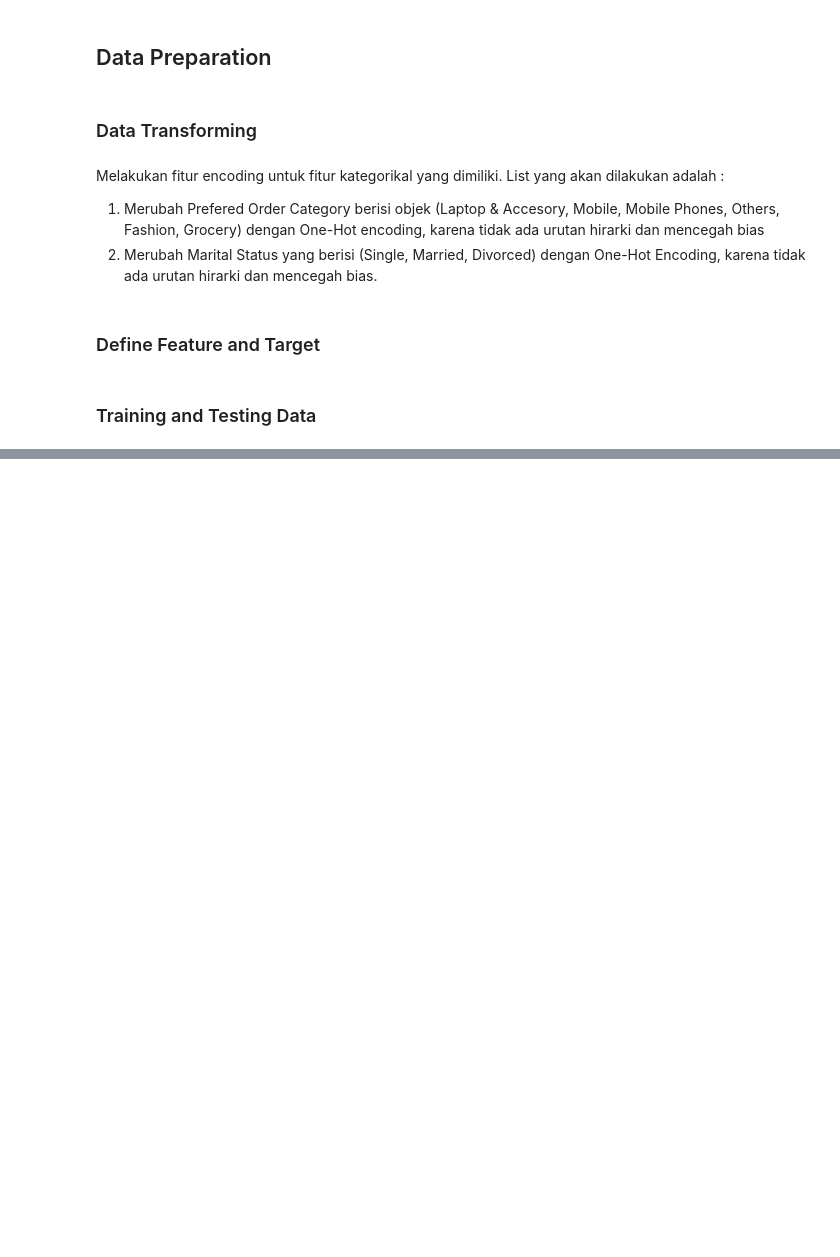
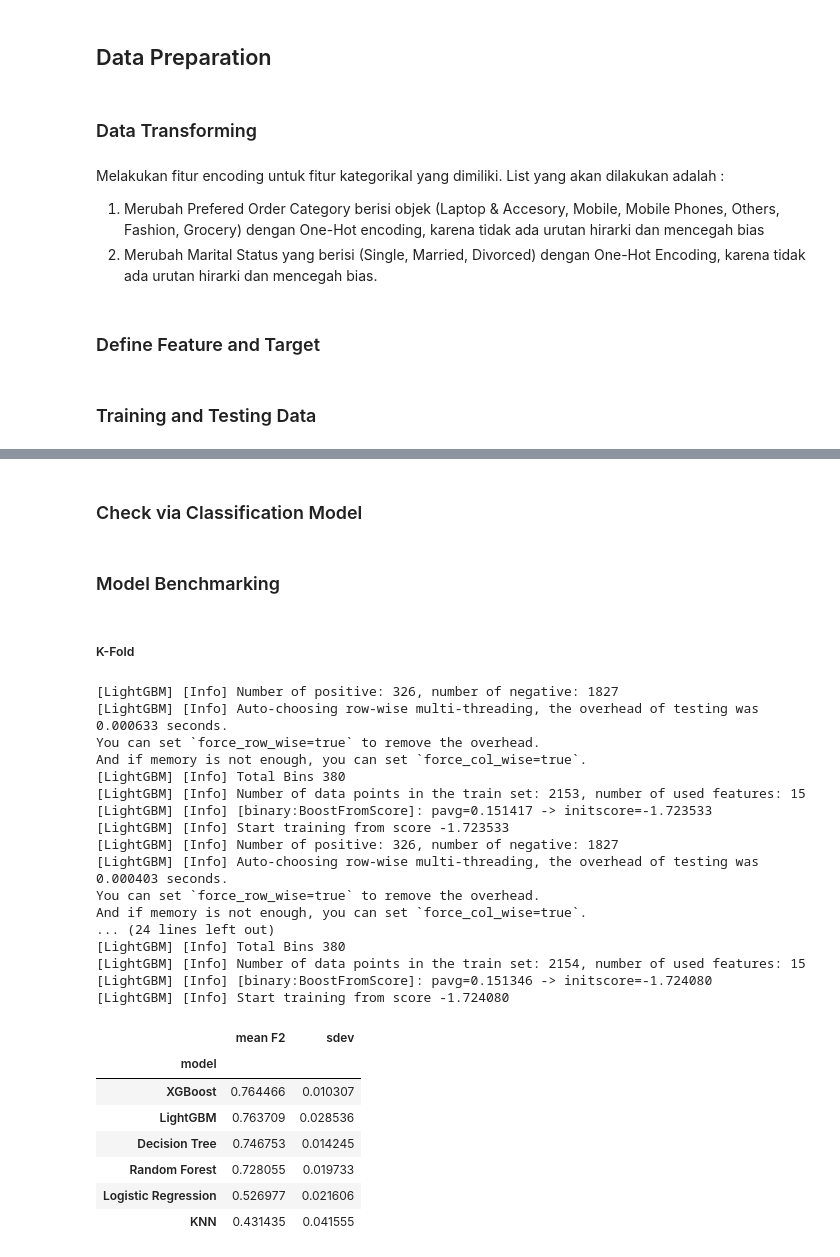
Before and after one commit to ratihbudii/machine_learning_Ecommerce, a Jupyter notebook: notebooks/1.0-rbs-ecommercechurn-notebook.ipynb, the cells around one changed output, grey strips where cells are left out. Cells and saved outputs as stored; diff of their text form; code cells hidden in the pictures; blank space fills up the shorter version.

Commit message:
Modeling Benchmarking

```diff
--- a/notebooks/1.0-rbs-ecommercechurn-notebook.ipynb
+++ b/notebooks/1.0-rbs-ecommercechurn-notebook.ipynb
@@ -532,0 +535,68 @@ testing.head()
+# %% [markdown]
+### Check via Classification Model
+# %%
+# Classification Models
+logreg = LogisticRegression(random_state=0)
+knn = KNeighborsClassifier()
+dt = DecisionTreeClassifier(random_state=0)
+rf = RandomForestClassifier(random_state=0)
+xgb = XGBClassifier()
+lgbm = lgb.LGBMClassifier(objective='binary', random_state=0)
+# %%
+# Scalers
+robust = RobustScaler()
+minmax = MinMaxScaler()
+standard = StandardScaler()
+# %% [markdown]
+### Model Benchmarking
+# %% [markdown]
+##### K-Fold
+# %%
+models = [logreg,knn,dt,rf,xgb,lgbm]
+score=[]
+rata=[]
+std=[]
+
+f2_score = make_scorer(fbeta_score,beta=2)
+
+for i in models:
+    skfold=StratifiedKFold(n_splits=5)
+    estimator=Pipeline([
+        ('preprocess',transformer),
+        ('scaler', robust),
+        ('model',i)])
+    model_cv=cross_val_score(estimator,X_train,y_train,cv=skfold,scoring=f2_score)
+    score.append(model_cv)
+    rata.append(model_cv.mean())
+    std.append(model_cv.std())
+
+pd.DataFrame({
+    'model':['Logistic Regression', 'KNN', 'Decision Tree', 'Random Forest', 'XGBoost', 'LightGBM'],
+    'mean F2':rata,
+    'sdev':std}).set_index('model').sort_values(by='mean F2',ascending=False)
+# %% [output]
+[LightGBM] [Info] Number of positive: 326, number of negative: 1827
+[LightGBM] [Info] Auto-choosing row-wise multi-threading, the overhead of testing was 0.000633 seconds.
+You can set `force_row_wise=true` to remove the overhead.
+And if memory is not enough, you can set `force_col_wise=true`.
+[LightGBM] [Info] Total Bins 380
+[LightGBM] [Info] Number of data points in the train set: 2153, number of used features: 15
+[LightGBM] [Info] [binary:BoostFromScore]: pavg=0.151417 -> initscore=-1.723533
+[LightGBM] [Info] Start training from score -1.723533
+[LightGBM] [Info] Number of positive: 326, number of negative: 1827
+[LightGBM] [Info] Auto-choosing row-wise multi-threading, the overhead of testing was 0.000403 seconds.
+You can set `force_row_wise=true` to remove the overhead.
+And if memory is not enough, you can set `force_col_wise=true`.
+... (24 lines left out)
+[LightGBM] [Info] Total Bins 380
+[LightGBM] [Info] Number of data points in the train set: 2154, number of used features: 15
+[LightGBM] [Info] [binary:BoostFromScore]: pavg=0.151346 -> initscore=-1.724080
+[LightGBM] [Info] Start training from score -1.724080
+|  | mean F2 | sdev |
+| model |  |  |
+| XGBoost | 0.764466 | 0.010307 |
+| LightGBM | 0.763709 | 0.028536 |
+| Decision Tree | 0.746753 | 0.014245 |
+| Random Forest | 0.728055 | 0.019733 |
+| Logistic Regression | 0.526977 | 0.021606 |
+| KNN | 0.431435 | 0.041555 |
```
Also changed, not shown: parts of 7 cells of this notebook.
